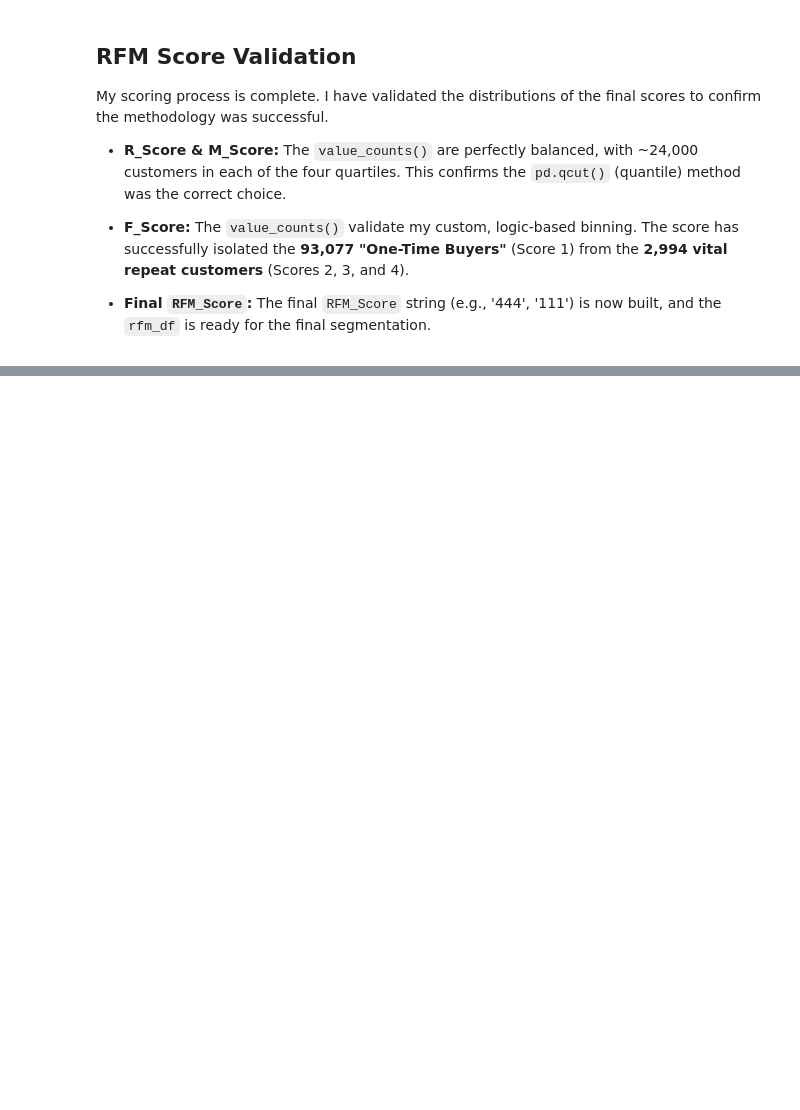
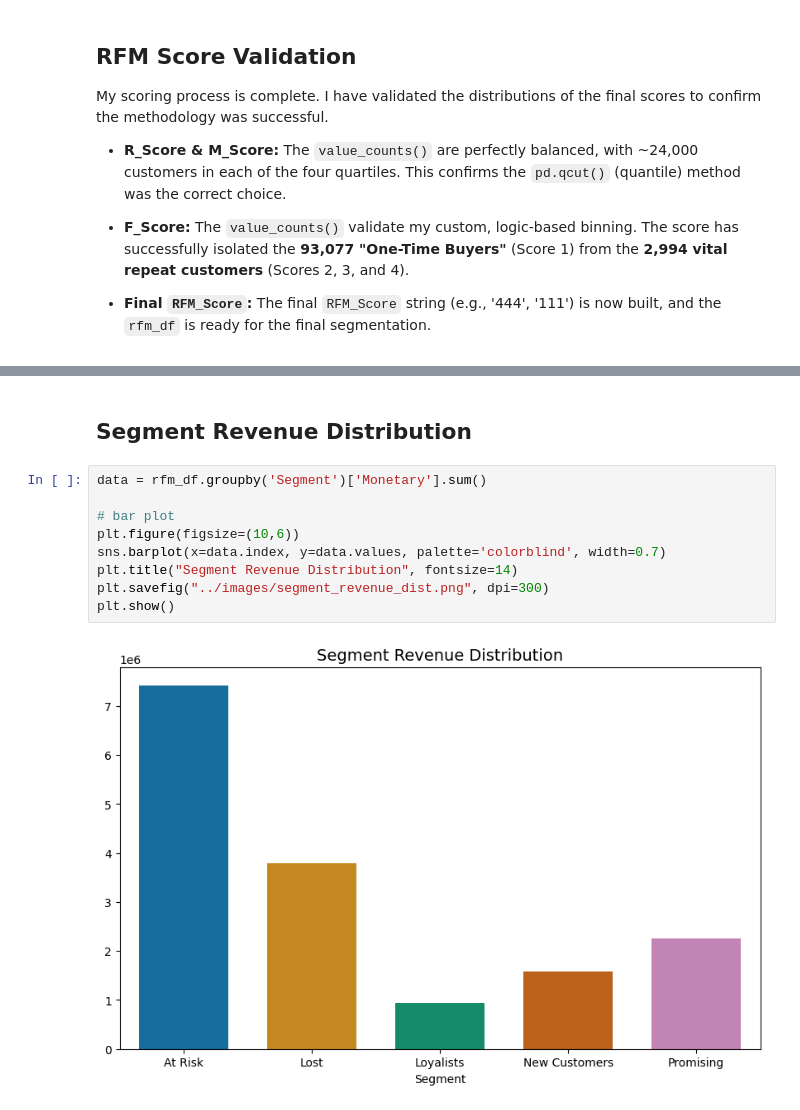
Before and after one commit to zeeshan-akram-ds/Olist-ECommerce-Analysis, a Jupyter notebook: notebooks/03_RFM_Analysis.ipynb, the cells around one changed output, grey strips where cells are left out. Cells and saved outputs as stored; diff of their text form; blank space fills up the shorter version.

```diff
--- a/notebooks/03_RFM_Analysis.ipynb
+++ b/notebooks/03_RFM_Analysis.ipynb
@@ -340,0 +447,13 @@ My scoring process is complete. I have validated the distributions of the final
+# %% [markdown]
+## Segment Revenue Distribution
+# %%
+data = rfm_df.groupby('Segment')['Monetary'].sum()
+
+# bar plot
+plt.figure(figsize=(10,6))
+sns.barplot(x=data.index, y=data.values, palette='colorblind', width=0.7)
+plt.title("Segment Revenue Distribution", fontsize=14)
+plt.savefig("../images/segment_revenue_dist.png", dpi=300)
+plt.show()
+# %% [output]
+[figure, added]
```
Also changed, not shown: parts of 8 cells of this notebook.
